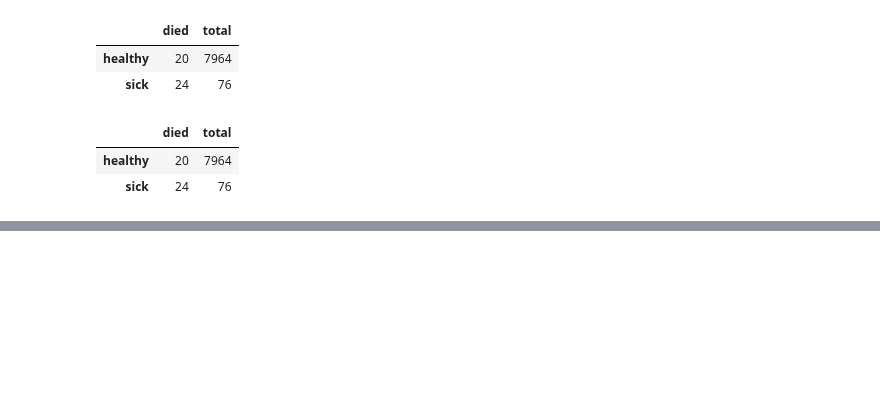
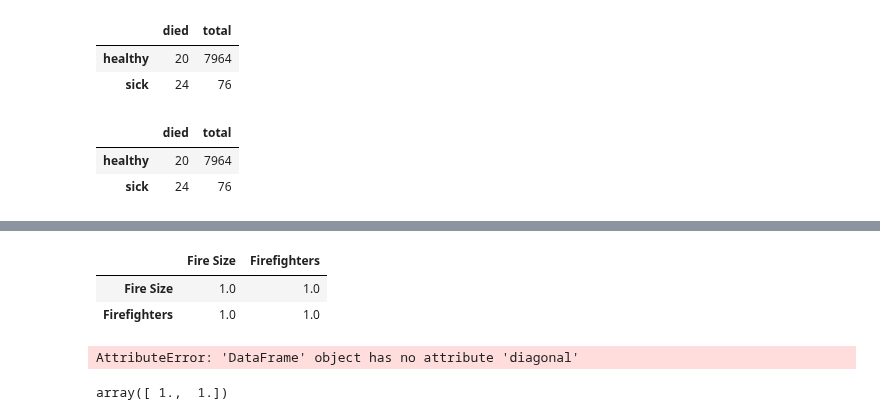
Before and after one commit to theredpea/udacity_notes, a Jupyter notebook: st101__2_Probability__12_Correlation_vs_Causation.ipynb, the cells around one changed output, grey strips where cells are left out. Cells and saved outputs as stored; diff of their text form; code cells hidden in the pictures; blank space fills up the shorter version.

```diff
--- a/st101__2_Probability__12_Correlation_vs_Causation.ipynb
+++ b/st101__2_Probability__12_Correlation_vs_Causation.ipynb
@@ -501,0 +522,9 @@ sick_healthy_panel_f.sum()
+# %%
+fighter_vs_fire = pd.DataFrame({'Firefighters': [10, 40, 200, 70], 'Fire Size': [100, 400, 2000, 700]})
+def fighters_correlated():
+    return fighter_vs_fire.corr('pearson')
+fighters_correlated()
+# %% [output]
+|  | Fire Size | Firefighters |
+| Fire Size | 1.0 | 1.0 |
+| Firefighters | 1.0 | 1.0 |
@@ -501,0 +533,4 @@ sick_healthy_panel_f.sum()
+# %%
+fighters_correlated().diagonal
+# %% [output]
+AttributeError: 'DataFrame' object has no attribute 'diagonal'
@@ -501,0 +539,4 @@ sick_healthy_panel_f.sum()
+# %%
+np.diag(fighters_correlated())
+# %% [output]
+array([ 1.,  1.])
```
Also changed, not shown: parts of 9 cells of this notebook, 3 other files.
